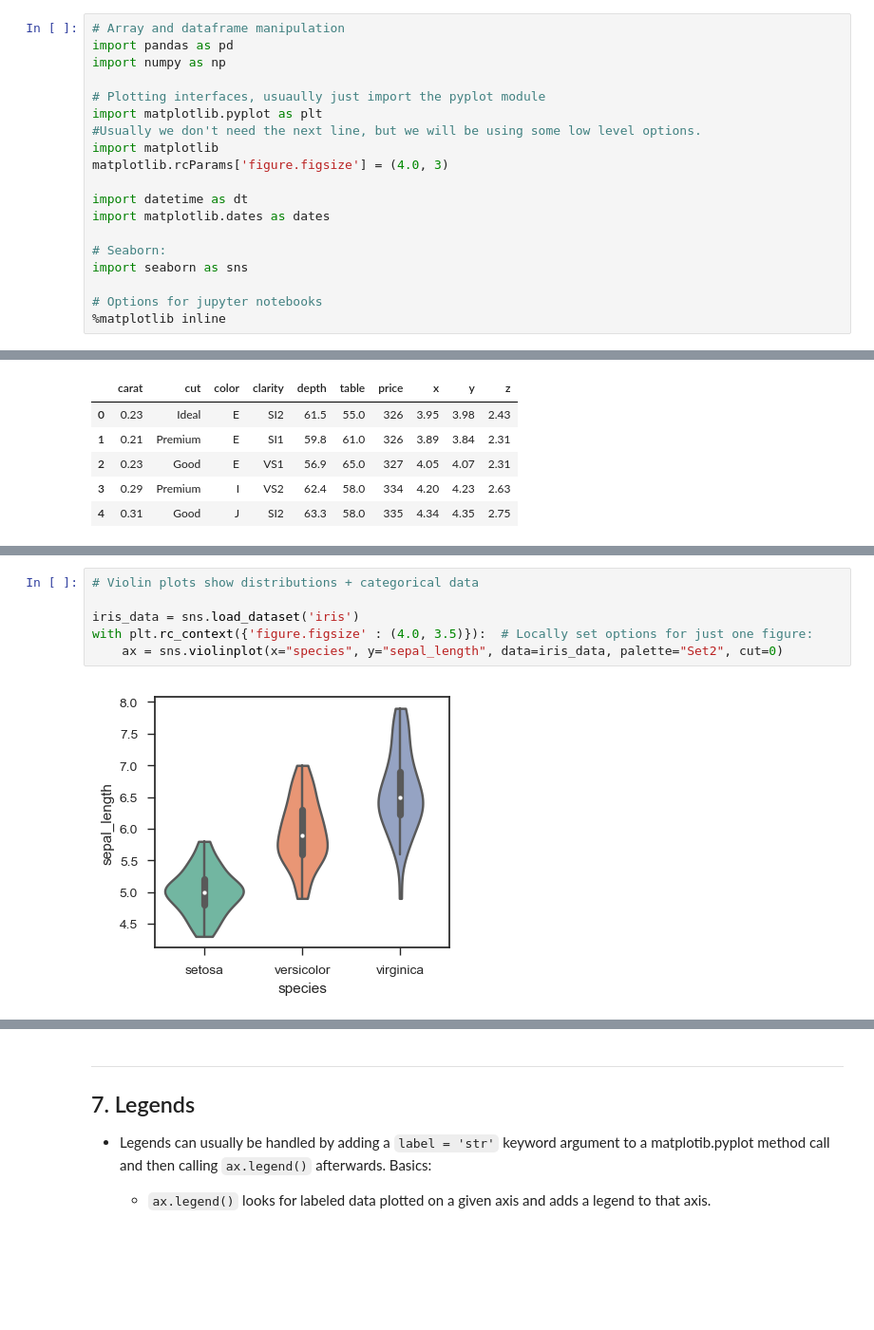
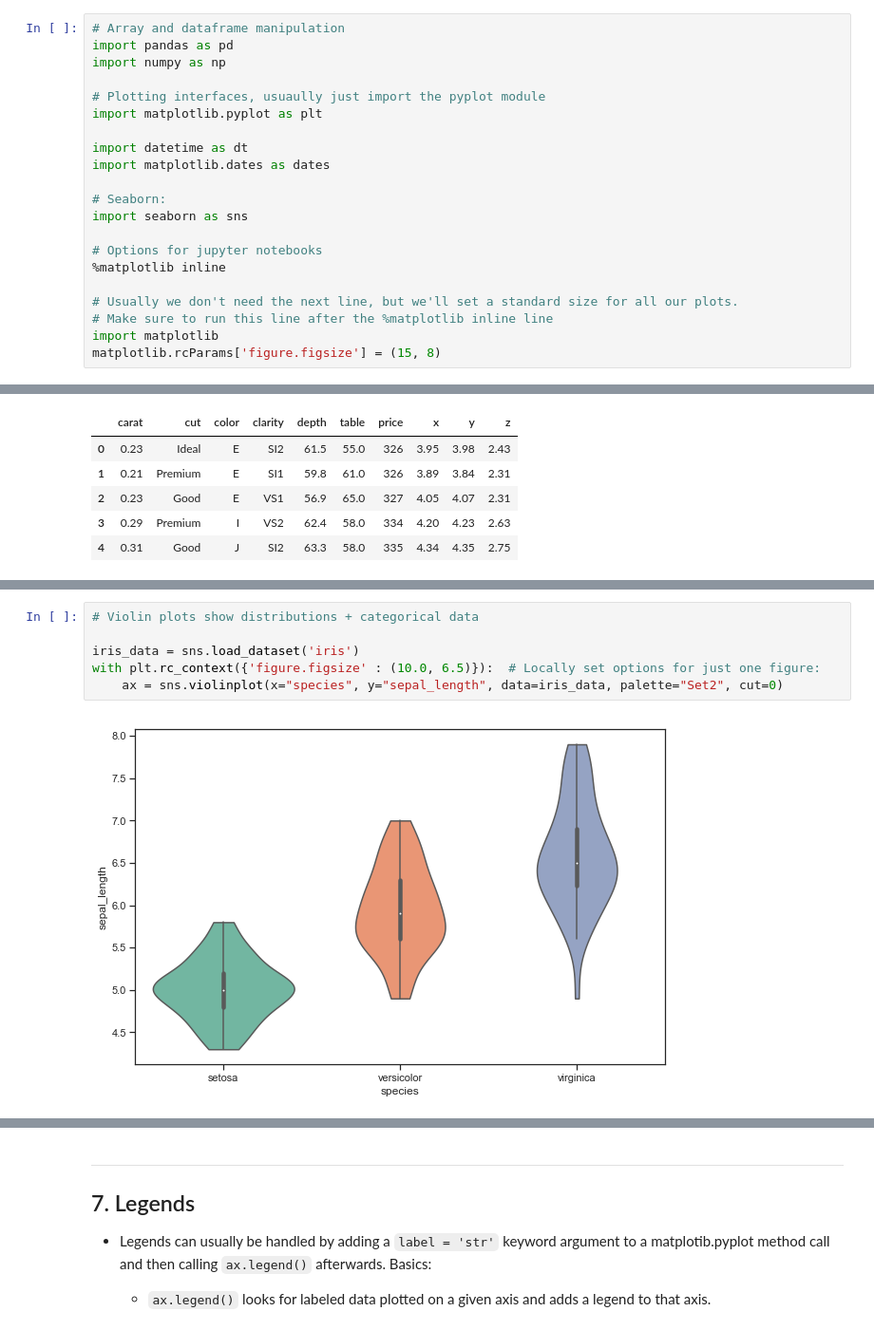
Before and after one commit to nuitrcs/pythonvisualization, a Jupyter notebook: plotting.ipynb, the cells around one changed output, grey strips where cells are left out. Shown at 95% size. Saved outputs shown, nothing was run; the diff lists cells and outputs as text; blank space fills up the shorter version.

```diff
--- a/plotting.ipynb
+++ b/plotting.ipynb
@@ -49,9 +49,6 @@ import numpy as np
 
 # Plotting interfaces, usuaully just import the pyplot module
 import matplotlib.pyplot as plt
-#Usually we don't need the next line, but we will be using some low level options.
-import matplotlib
-matplotlib.rcParams['figure.figsize'] = (4.0, 3)
 
 import datetime as dt
 import matplotlib.dates as dates
@@ -61,6 +58,11 @@ import seaborn as sns
 
 # Options for jupyter notebooks
 %matplotlib inline
+
+# Usually we don't need the next line, but we'll set a standard size for all our plots.
+# Make sure to run this line after the %matplotlib inline line
+import matplotlib
+matplotlib.rcParams['figure.figsize'] = (15, 8)
 # %% [markdown]
 Seaborn used to not be part of the Anaconda distribution, so if the above cell errors you'll need to install it.  Copy the command below into a new cell and run it (only the first time you need to use it):
 
@@ -460,11 +577,11 @@ with plt.rc_context({'figure.figsize' : (8.0, 3.5)}):  # Locally set options for
 # %%
 # Violin plots show distributions + categorical data
 
 iris_data = sns.load_dataset('iris')
-with plt.rc_context({'figure.figsize' : (4.0, 3.5)}):  # Locally set options for just one figure:
+with plt.rc_context({'figure.figsize' : (10.0, 6.5)}):  # Locally set options for just one figure:
     ax = sns.violinplot(x="species", y="sepal_length", data=iris_data, palette="Set2", cut=0)
 # %% [output]
-[figure, old version]
+[figure, new version]
 # %% [markdown]
 ---
 ## 6. Subplot and Figure Options<a id='S6'></a>
```
Also changed, not shown: parts of 61 cells of this notebook.
